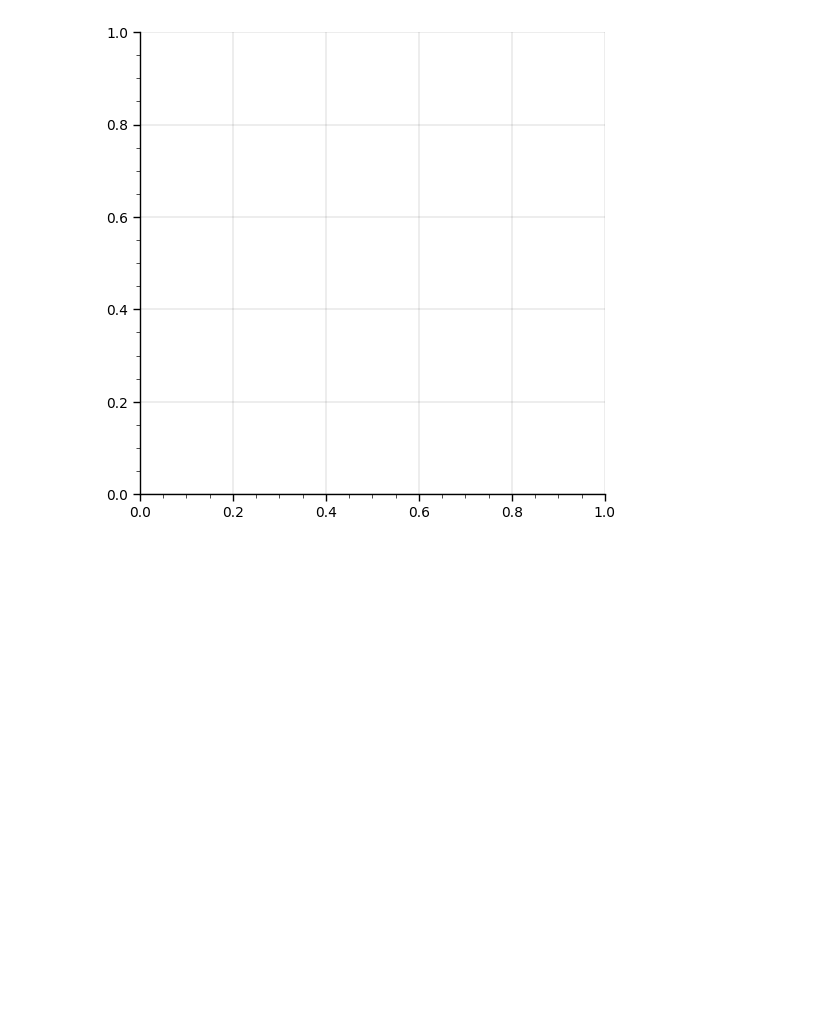
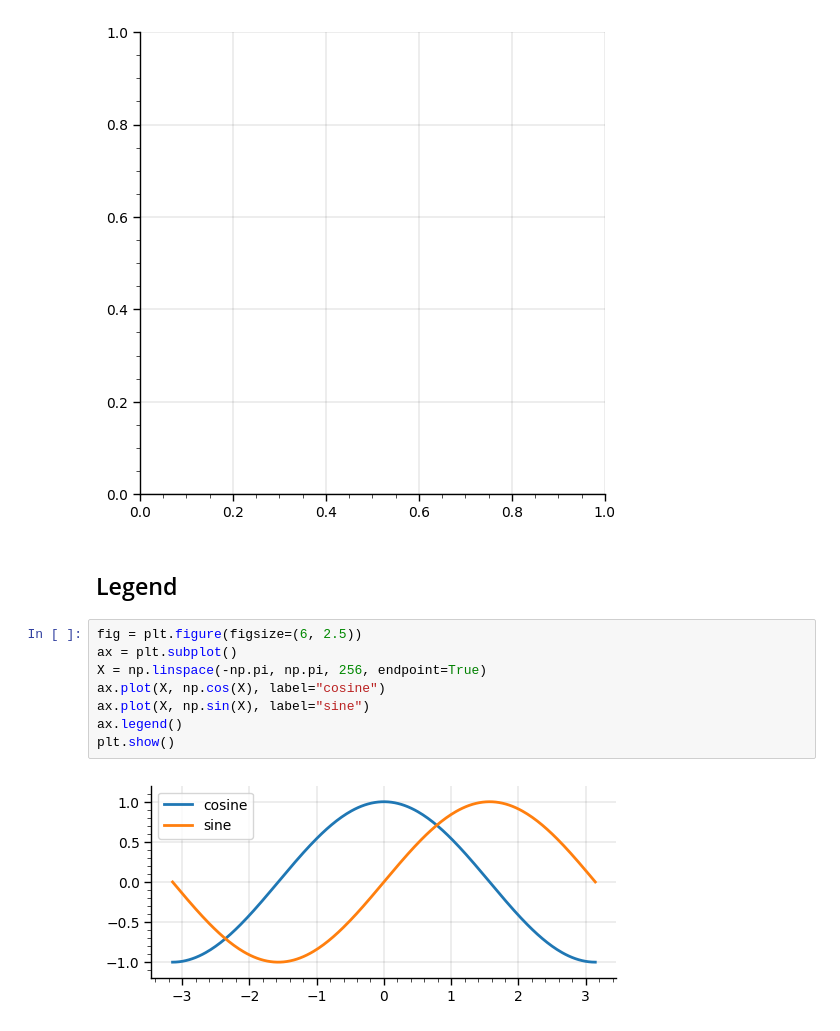
Before and after one commit to romz-pl/Jupyter-Python, a Jupyter notebook: 04-matplotlib/matplotlib.ipynb, the cells around one changed output. Cells and saved outputs as stored; diff of their text form; blank space fills up the shorter version.

```diff
--- a/04-matplotlib/matplotlib.ipynb
+++ b/04-matplotlib/matplotlib.ipynb
@@ -295,3 +299,15 @@ ax.set_ylim(0,1)
 # %% [output]
 (0.0, 1.0)
 [figure]
+# %% [markdown]
+## Legend
+# %%
+fig = plt.figure(figsize=(6, 2.5))
+ax = plt.subplot()
+X = np.linspace(-np.pi, np.pi, 256, endpoint=True)
+ax.plot(X, np.cos(X), label="cosine")
+ax.plot(X, np.sin(X), label="sine")
+ax.legend()
+plt.show()
+# %% [output]
+[figure, added]
```
Also changed, not shown: parts of 5 cells of this notebook, 2 other files.
